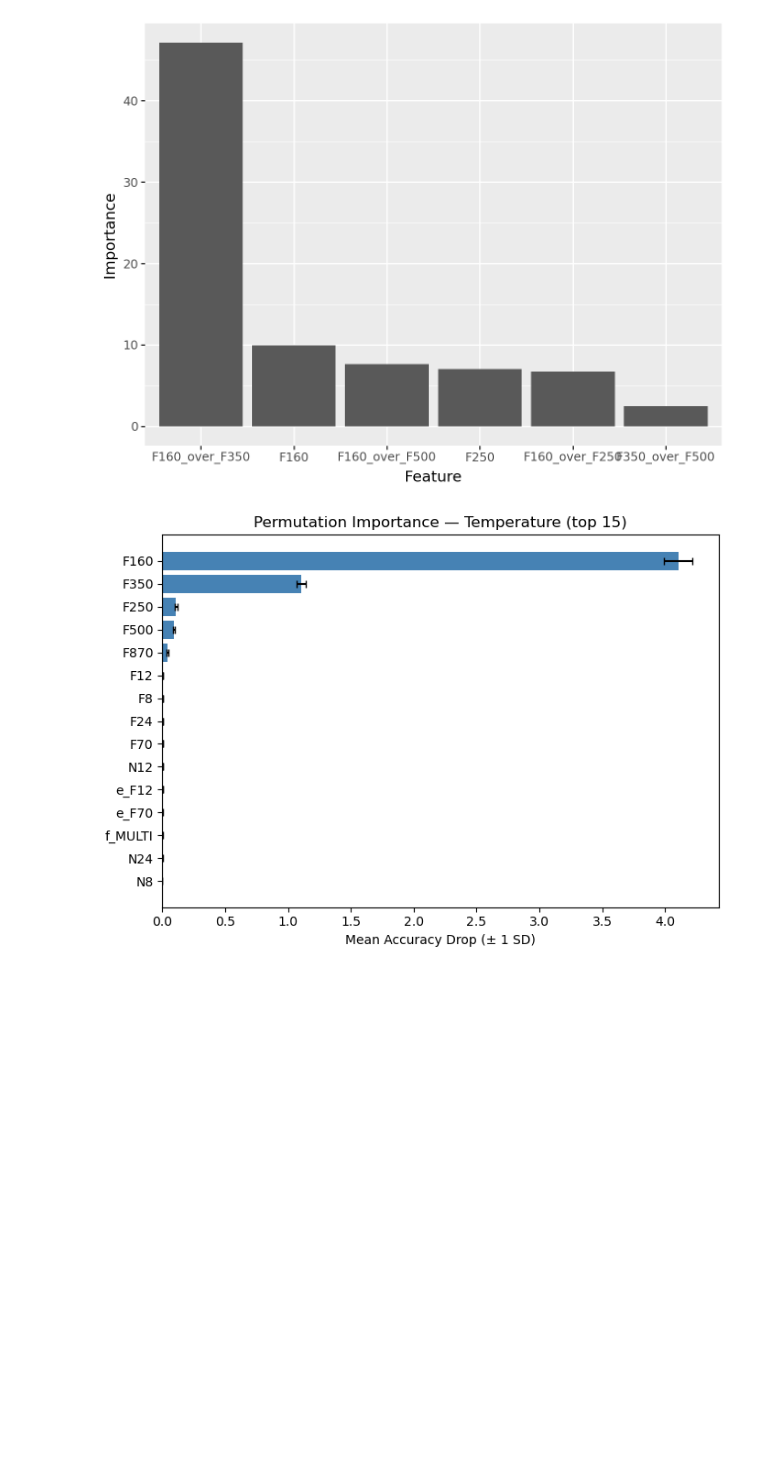
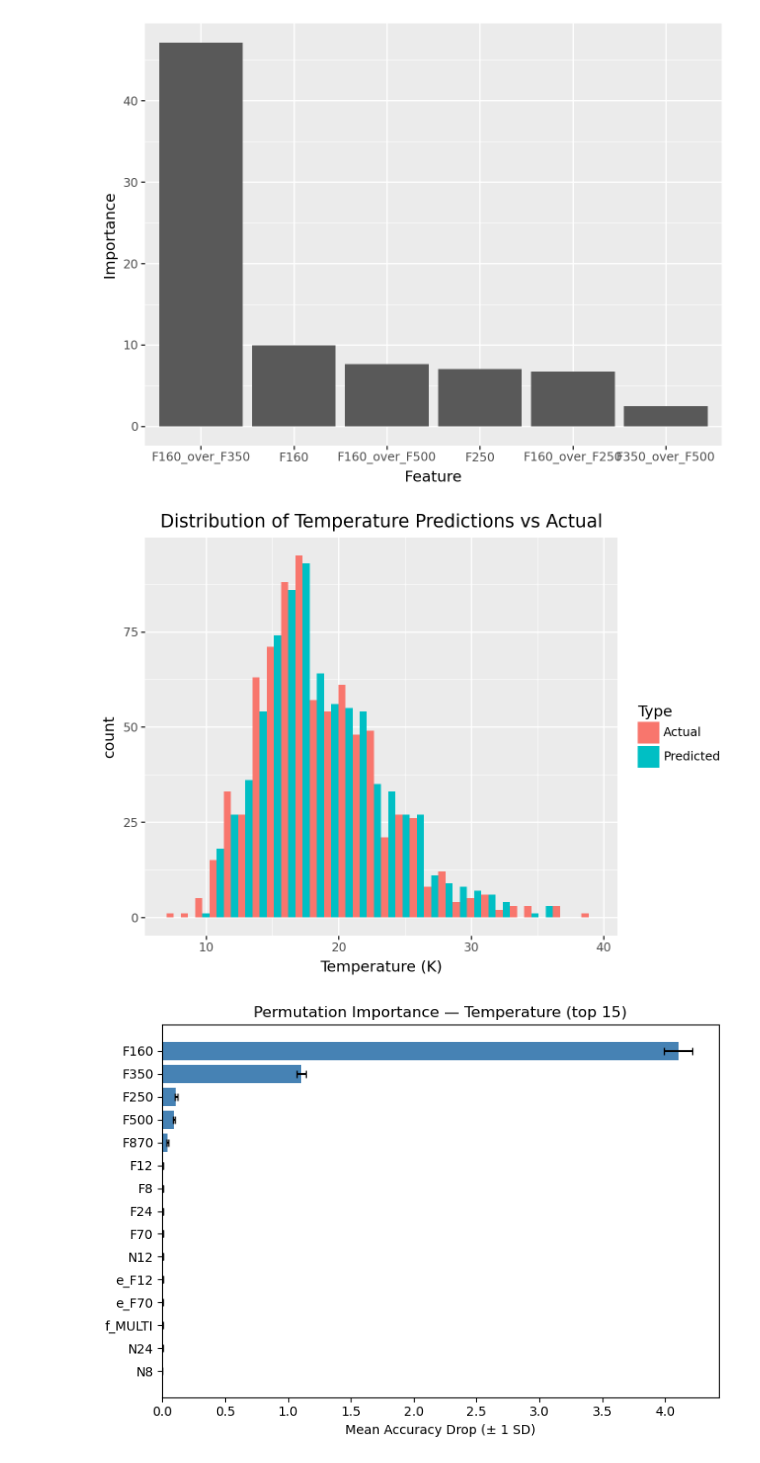
Before and after one commit to AlexEmert/Star-Formation-Research-Project-2026, a Jupyter notebook: pipeline/scripts/results_final_testing.ipynb, the cells around one changed output. Cells and saved outputs as stored; diff of their text form; code cells hidden in the pictures; blank space fills up the shorter version.

```diff
--- a/pipeline/scripts/results_final_testing.ipynb
+++ b/pipeline/scripts/results_final_testing.ipynb
@@ -496,6 +537,22 @@ temp_imp_df['Feature'] = pd.Categorical(temp_imp_df['Feature'], categories=temp_
 1             F250    7.008829
 51  F160_over_F250    6.727912
 [figure]
+# %%
+temp_predictions_df = temp_y_test.copy()
+temp_predictions_df = pd.DataFrame(temp_predictions_df)
+temp_predictions_df['y_preds'] = temp_y_preds
+temp_predictions_df.head()
+
+temp_melted = pd.melt(temp_predictions_df, value_vars=['TEMP', 'y_preds'], var_name='Variable', value_name='Value')
+
+(
+    ggplot(temp_melted, aes(x='Value', fill='Variable')) +
+    geom_histogram(bins=30, position='dodge') +
+    labs(title='Distribution of Temperature Predictions vs Actual', x='Temperature (K)') +
+    scale_fill_discrete(labels=['Actual', 'Predicted'], name='Type')
+)
+# %% [output]
+[figure, added]
 # %%
 perm_temp = permutation_importance(
     best_temp_model, temp_X_test, temp_y_test,
```
Also changed, not shown: parts of 11 cells of this notebook, 15 other files.
